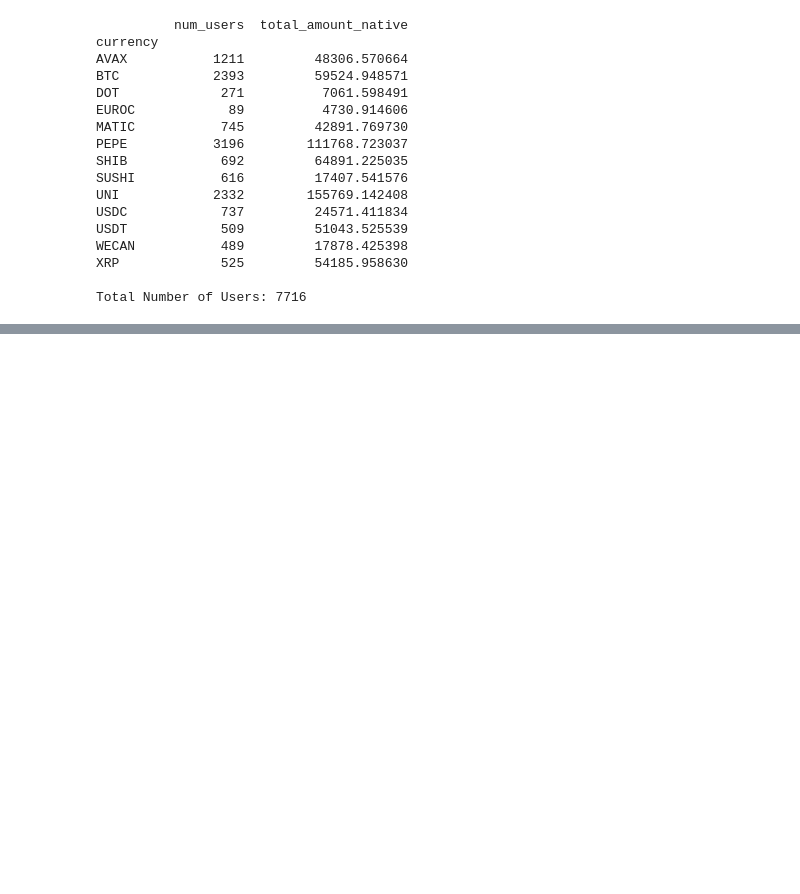
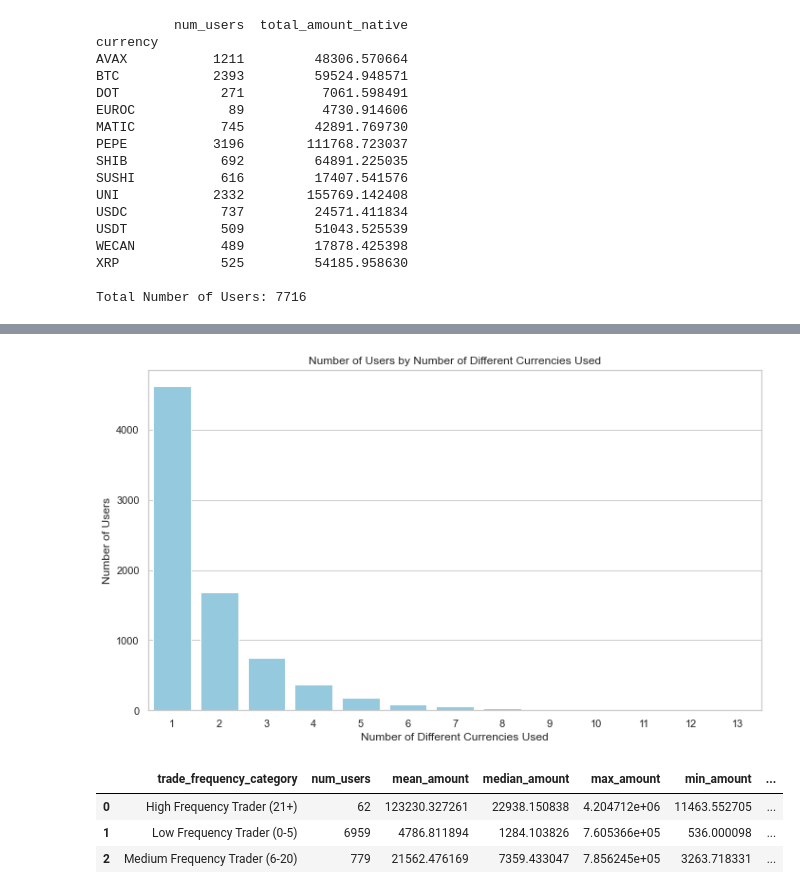
Before and after one commit to njenko/BItstamp-Assesment, a Jupyter notebook: Task 1/Bitstamp_Assignment_Task1.ipynb, the cells around one changed output, grey strips where cells are left out. Cells and saved outputs as stored; diff of their text form; code cells hidden in the pictures; blank space fills up the shorter version.

```diff
--- a/Task 1/Bitstamp_Assignment_Task1.ipynb
+++ b/Task 1/Bitstamp_Assignment_Task1.ipynb
@@ -692,25 +732,41 @@ Total Number of Users: 7716
 # Calculate total number of withdrawals per user
 user_withdrawals_count = df.groupby('user_id')['id'].count()
 
-# Calculate total withdrawal amount per user
+# Calculate total withdrawal amount per user in native currency
 user_total_withdrawals = df.groupby('user_id')['amount_native'].sum()
 
 # Calculate total withdrawal amount per user in USD
 user_total_withdrawals_usd = df.groupby('user_id')['amount_usd'].sum()
 
-# Calculate average withdrawal amount per user
+# Calculate average withdrawal amount per user in native currency
 user_avg_withdrawals = df.groupby('user_id')['amount_native'].mean()
 
+# Calculate number of different currencies used by each user
+user_num_different_currencies = df.groupby('user_id')['currency'].nunique()
 
+# Calculate the most traded currency for each user (the mode of the currency)
+user_most_traded_currency = df.groupby('user_id')['currency'].apply(lambda x: x.mode()[0])
+
+# Calculate average processing time per user (excluding negative processing times)
+df_processing_times = df[df['possible_error'] == False]  # Exclude negative processing times
+user_avg_processing_time = df_processing_times.groupby('user_id')['time_to_complete'].mean()
+
+# Calculate maximum withdrawal amount in USD per user
+user_max_withdrawal_usd = df.groupby('user_id')['amount_usd'].max()
 
 # Combine the metrics into one DataFrame
 user_summary = pd.DataFrame({
     'withdrawals_count': user_withdrawals_count,
     'total_withdrawals': user_total_withdrawals,
     'total_withdrawals_usd': user_total_withdrawals_usd,
-    'avg_withdrawal_size': user_avg_withdrawals
+    'avg_withdrawal_size': user_avg_withdrawals,
+    'num_different_currencies': user_num_different_currencies,
+    'most_traded_currency': user_most_traded_currency,
+    'avg_processing_time': user_avg_processing_time,
+    'max_withdrawal_usd': user_max_withdrawal_usd
 })
 
-# Display the summary statistics for each user
-print(user_summary.head())
+
+# Show the table in a more user-friendly format
+display(user_summary)
 # %% [output]
@@ -731,0 +787,51 @@ user_id
+# %%
+# Count how many users have used each number of different currencies
+user_currency_count = user_summary['num_different_currencies'].value_counts().sort_index()
+
+# Create a bar plot to show the number of users for each num_different_currencies
+plt.figure(figsize=(10, 6))
+sns.barplot(x=user_currency_count.index, y=user_currency_count.values, color='skyblue')
+
+# Set the title and labels
+plt.title('Number of Users by Number of Different Currencies Used')
+plt.xlabel('Number of Different Currencies Used')
+plt.ylabel('Number of Users')
+
+# Show the plot
+plt.tight_layout()
+plt.show()
+# %% [output]
+[figure, added]
+# %%
+# Define the trade frequency categories based on the number of withdrawals
+def categorize_trader(trade_count):
+    if trade_count <= 5:
+        return 'Low Frequency Trader (0-5)'
+    elif trade_count <= 20:
+        return 'Medium Frequency Trader (6-20)'
+    else:
+        return 'High Frequency Trader (21+)'
+
+# Apply the categorization function to the withdrawals count
+user_summary['trade_frequency_category'] = user_summary['withdrawals_count'].apply(categorize_trader)
+
+# Group by trade frequency category and calculate the requested statistics
+trade_category_stats = user_summary.groupby('trade_frequency_category').agg(
+    num_users=('withdrawals_count', 'size'),  # Count the number of users in each category
+    mean_amount=('total_withdrawals_usd', 'mean'),   # Mean of total_withdrawals_usd
+    median_amount=('total_withdrawals_usd', 'median'),  # Median of total_withdrawals_usd
+    max_amount=('total_withdrawals_usd', 'max'),     # Max of total_withdrawals_usd
+    min_amount=('total_withdrawals_usd', 'min'),     # Min of total_withdrawals_usdy
+    avg_processing_time=('avg_processing_time', 'mean'),  # Mean of avg_processing_time
+    avg_number_of_currencies=('num_different_currencies', 'mean'),  # Mean of num_different_currencies
+    avg_number_of_withdrawals=('withdrawals_count', 'mean'),  # Mean of withdrawals_count
+    most_traded_currency=('most_traded_currency', lambda x: x.value_counts().index[0])  # Most frequent currency
+).reset_index()
+
+# Show the statistics table
+display(trade_category_stats)
+# %% [output]
+|  | trade_frequency_category | num_users | mean_amount | median_amount | max_amount | min_amount | ... |
+| 0 | High Frequency Trader (21+) | 62 | 123230.327261 | 22938.150838 | 4.204712e+06 | 11463.552705 | ... |
+| 1 | Low Frequency Trader (0-5) | 6959 | 4786.811894 | 1284.103826 | 7.605366e+05 | 536.000098 | ... |
+| 2 | Medium Frequency Trader (6-20) | 779 | 21562.476169 | 7359.433047 | 7.856245e+05 | 3263.718331 | ... |
```
Also changed, not shown: parts of 10 cells of this notebook, 4 other files.
